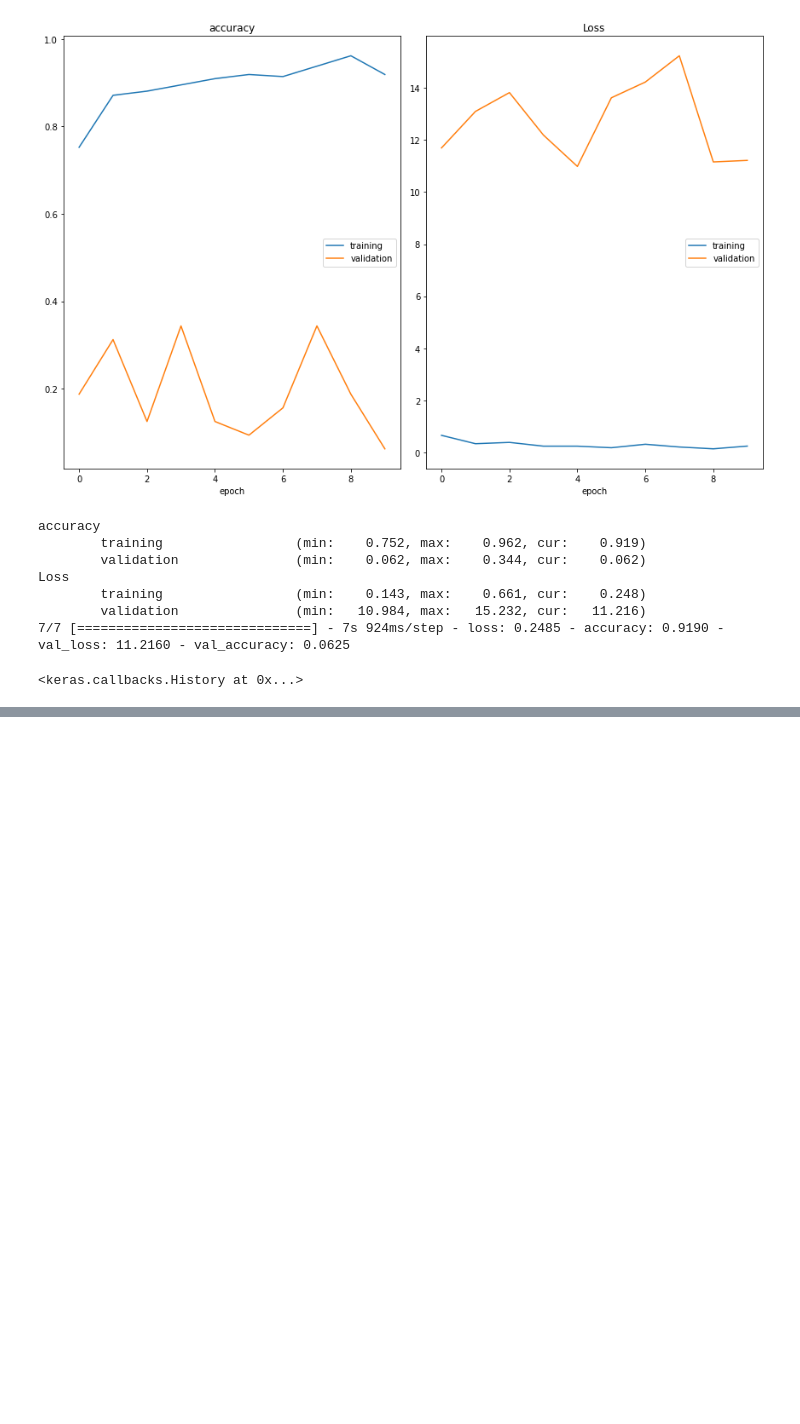
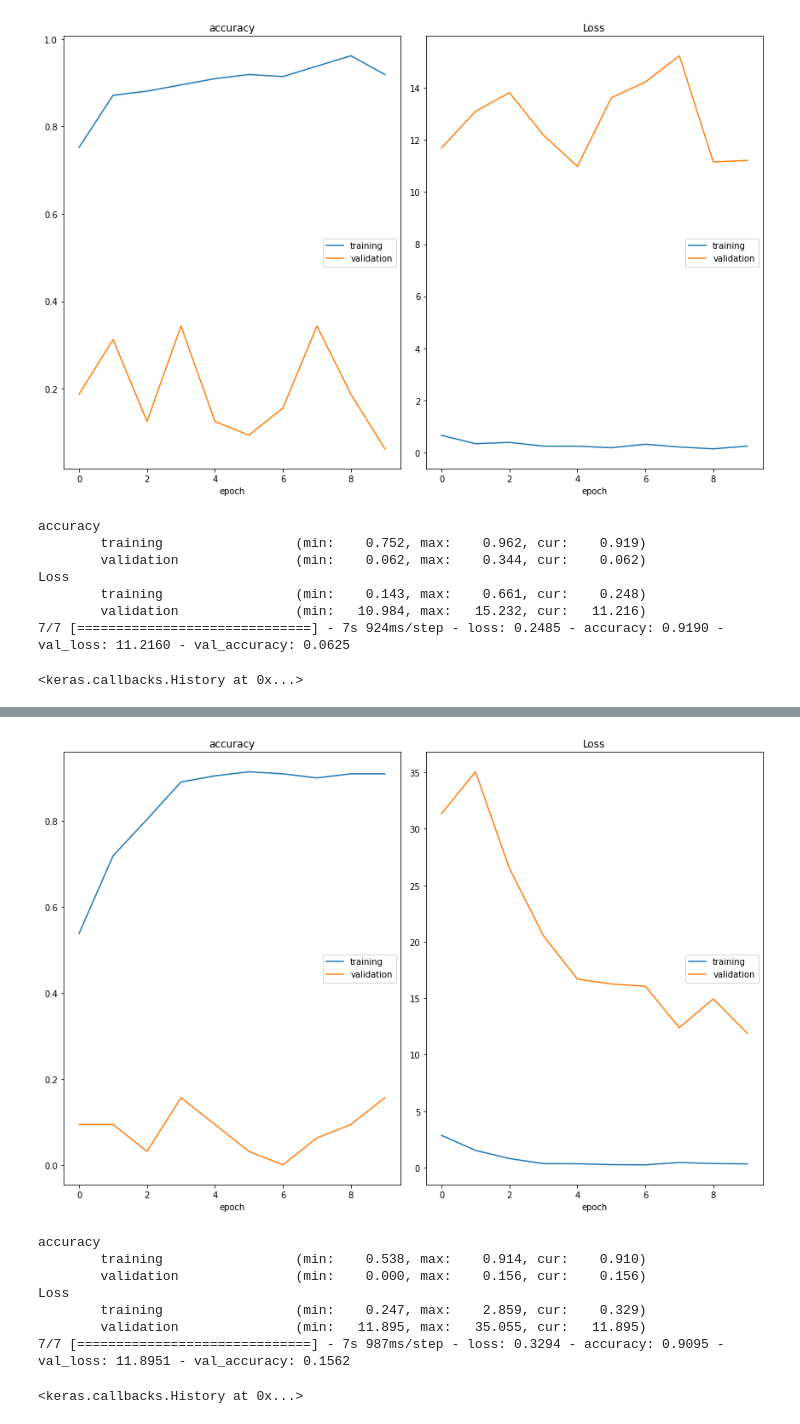
Before and after one commit to seemamishra33/Lung_Infection_Detection, a Jupyter notebook: notebooks/Lung infection detection.ipynb, the cells around one changed output, grey strips where cells are left out. Saved outputs shown, nothing was run; the diff lists cells and outputs as text; code cells hidden in the pictures; blank space fills up the shorter version.

Commit message:
Add DenseNet model to train

```diff
--- a/notebooks/Lung infection detection.ipynb
+++ b/notebooks/Lung infection detection.ipynb
@@ -409,0 +417,13 @@ len(testImageData_mobNet.filenames)
+# %%
+trainImageData_denseNet = train_generator_denseNet.flow_from_directory(train_path,
+                                                     batch_size=32, #how many images to give per iteration in an epoch
+                                                     class_mode="categorical", #Incase of multi-class classification, "categorical"
+                                                     target_size=(224,224) #Ensures all images are of same size (resizing)
+                                                     )
+
+
+testImageData_denseNet = test_generator_denseNet.flow_from_directory(validation_path,
+                                                     batch_size=32, #how many images to give per iteration in an epoch
+                                                     class_mode="categorical", #Incase of multi-class classification, "categorical"
+                                                     target_size=(224,224) #Ensures all images are of same size (resizing)
+                                                     )
@@ -409,0 +475,10 @@ len(testImageData_mobNet.filenames)
+# %%
+# Create Final Model
+
+denseNet_model_Final = tf.keras.models.Sequential([model_denseNet,
+                                              flatten,
+                                              hLayer1,
+                                              hLayer2,
+                                              hLayer3,
+                                              finalLayer
+                                             ])
@@ -409,0 +505,25 @@ len(testImageData_mobNet.filenames)
+# %%
+ #Compile
+base_learning_rate = 0.0001
+denseNet_model_Final.compile(loss='categorical_crossentropy',
+              optimizer= 'adam',
+              metrics=['accuracy'])
+# %%
+# #Fit Model
+batch_size=32
+denseNet_model_Final.fit(trainImageData_denseNet,
+          validation_data=testImageData_denseNet,
+          epochs=10,
+          steps_per_epoch = len(trainImageData_denseNet.filenames) // batch_size,
+          validation_steps= len(testImageData_denseNet.filenames) // batch_size,
+        callbacks=[MyQualityThreshold(0.8),PlotLossesKerasTF()])
+# %% [output]
+[figure, added]
+accuracy
+        training                 (min:    0.538, max:    0.914, cur:    0.910)
+        validation               (min:    0.000, max:    0.156, cur:    0.156)
+Loss
+        training                 (min:    0.247, max:    2.859, cur:    0.329)
+        validation               (min:   11.895, max:   35.055, cur:   11.895)
+7/7 [==============================] - 7s 987ms/step - loss: 0.3294 - accuracy: 0.9095 - val_loss: 11.8951 - val_accuracy: 0.1562
+<keras.callbacks.History at 0x...>
```
Also changed, not shown: parts of 9 cells of this notebook.
